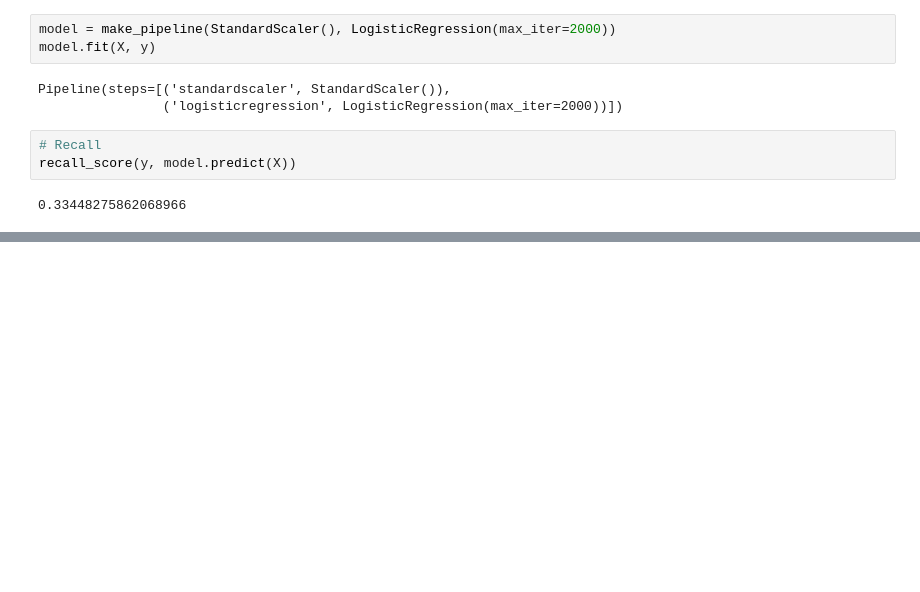
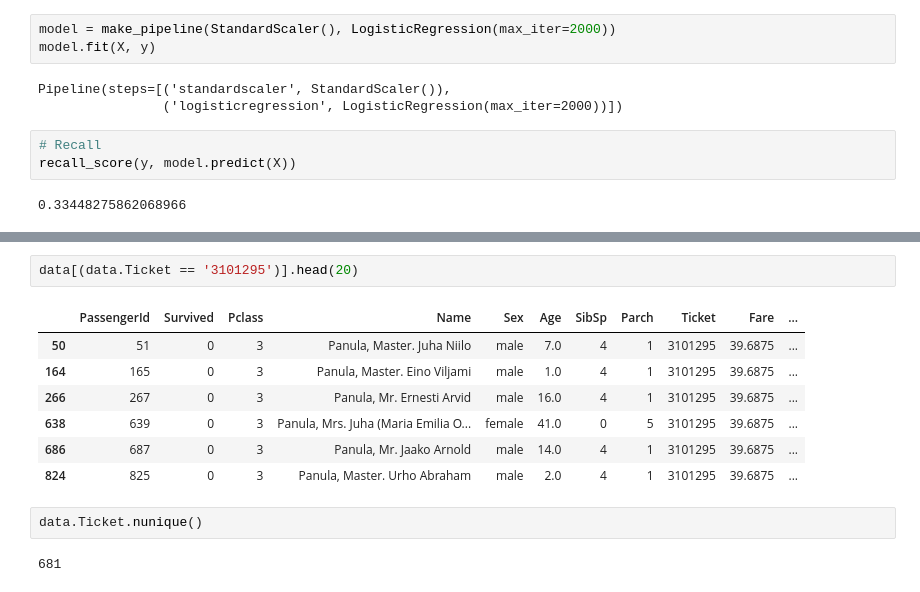
Before and after one commit to adtitovich/dsml-17, a Jupyter notebook: m4.ipynb, the cells around one changed output, grey strips where cells are left out. Drawn from its saved outputs; the diff is of its cells as text; blank space fills up the shorter version.

```diff
--- a/m4.ipynb
+++ b/m4.ipynb
@@ -102,0 +176,14 @@ recall_score(y, model.predict(X))
+# %%
+data[(data.Ticket == '3101295')].head(20)
+# %% [output]
+|  | PassengerId | Survived | Pclass | Name | Sex | Age | SibSp | Parch | Ticket | Fare | ... |
+| 50 | 51 | 0 | 3 | Panula, Master. Juha Niilo | male | 7.0 | 4 | 1 | 3101295 | 39.6875 | ... |
+| 164 | 165 | 0 | 3 | Panula, Master. Eino Viljami | male | 1.0 | 4 | 1 | 3101295 | 39.6875 | ... |
+| 266 | 267 | 0 | 3 | Panula, Mr. Ernesti Arvid | male | 16.0 | 4 | 1 | 3101295 | 39.6875 | ... |
+| 638 | 639 | 0 | 3 | Panula, Mrs. Juha (Maria Emilia O... | female | 41.0 | 0 | 5 | 3101295 | 39.6875 | ... |
+| 686 | 687 | 0 | 3 | Panula, Mr. Jaako Arnold | male | 14.0 | 4 | 1 | 3101295 | 39.6875 | ... |
+| 824 | 825 | 0 | 3 | Panula, Master. Urho Abraham | male | 2.0 | 4 | 1 | 3101295 | 39.6875 | ... |
+# %%
+data.Ticket.nunique()
+# %% [output]
+681
```
Also changed, not shown: parts of 6 cells of this notebook.
